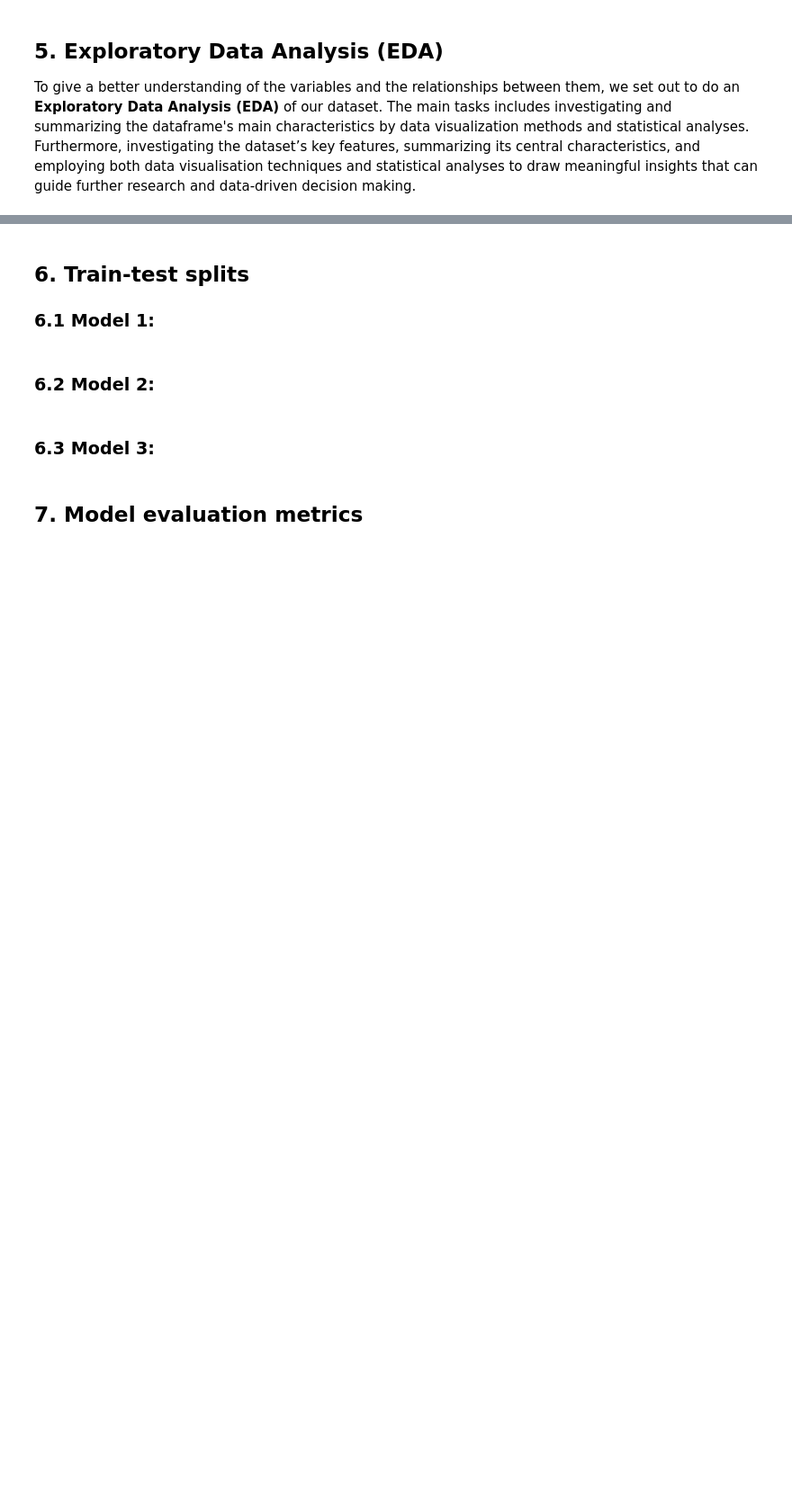
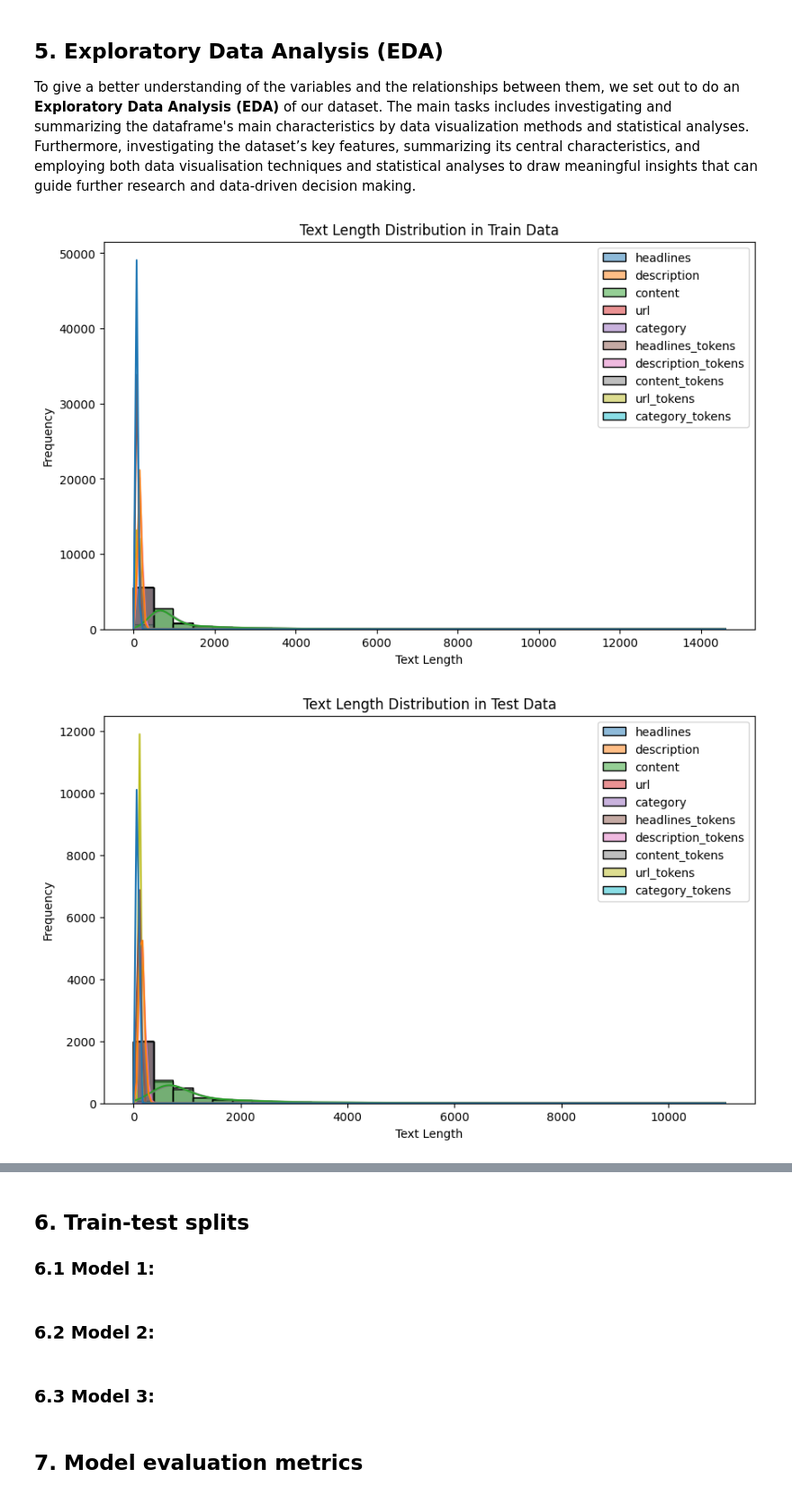
Before and after one commit to justin9503/2401FTDS_Classification_Project_Team_MM2, a Jupyter notebook: Prototype.ipynb, the cells around one changed output, grey strips where cells are left out. Shown at 90% size. Cells and saved outputs as stored; diff of their text form; code cells hidden in the pictures; blank space fills up the shorter version.

```diff
--- a/Prototype.ipynb
+++ b/Prototype.ipynb
@@ -62,7 +69,9 @@ warnings.filterwarnings('ignore')
 
 The data used for this project was located in the `co2_emissions_from_agri.csv` file. To better manipulate and analyse the `co2_emissions_from_agri.csv` file, it was loaded into a Pandas Data Frame using the Pandas function, `.read_csv()` and referred to as `df`. For demonstrating the column index in the dataframe , `index_col=False` was implemented.
 # %%
-df_test = pd.read_csv("test.csv", index_col=False)
-df_train = pd.read_csv("train.csv", index_col=False)
-df_test.head(2)
-df_train.head(2)
+# Load the data
+test_df = pd.read_csv("test.csv", index_col=False)
+train_df = pd.read_csv("train.csv", index_col=False)
+
+print(train_df.head())
+print(test_df.head())
@@ -83,3 +227,54 @@ df_copy.info()
 
 
 To give a better understanding of the variables and the relationships between them, we set out to do an **Exploratory Data Analysis (EDA)** of our dataset. The main tasks includes investigating and summarizing the dataframe's main characteristics by data visualization methods and statistical analyses. Furthermore, investigating the dataset’s key features, summarizing its central characteristics, and employing both data visualisation techniques and statistical analyses to draw meaningful insights that can guide further research and data-driven decision making.
+# %%
+# Visualize the distribution of text lengths in the dataset
+def plot_text_length_distribution(df, title):
+    text_lengths = df.apply(lambda row: row.astype(str).str.len(), axis=1)
+    plt.figure(figsize=(10, 6))
+    sns.histplot(text_lengths, bins=30, kde=True)
+    plt.title(title)
+    plt.xlabel('Text Length')
+    plt.ylabel('Frequency')
+    plt.show()
+
+plot_text_length_distribution(train_df, 'Text Length Distribution in Train Data')
+plot_text_length_distribution(test_df, 'Text Length Distribution in Test Data')
+
+# Word Cloud for each column
+def plot_word_cloud(df, title):
+    text = " ".join(review for review in df.astype(str).values.flatten())
+    wordcloud = WordCloud(width=800, height=400, background_color='white').generate(text)
+    plt.figure(figsize=(10, 6))
+    plt.imshow(wordcloud, interpolation='bilinear')
+    plt.axis('off')
+    plt.title(title)
+    plt.show()
+
+plot_word_cloud(train_df, 'Word Cloud for Train Data')
+plot_word_cloud(test_df, 'Word Cloud for Test Data')
+
+# Check for class imbalance if there is a target column
+if 'target' in train_df.columns:
+    plt.figure(figsize=(10, 6))
+    sns.countplot(data=train_df, x='target')
+    plt.title('Target Class Distribution in Train Data')
+    plt.show()
+
+# Distribution of top n-grams (optional, adjust as needed)
+from collections import Counter
+from nltk.util import ngrams
+import nltk
+
+def plot_top_ngrams(corpus, n=2, top_n=10):
+    n_grams = Counter(ngrams([token for doc in corpus for token in doc], n))
+    common_n_grams = n_grams.most_common(top_n)
+    n_grams_df = pd.DataFrame(common_n_grams, columns=['n-gram', 'frequency'])
+
+    plt.figure(figsize=(10, 6))
+    sns.barplot(x='frequency', y=n_grams_df['n-gram'].apply(lambda x: ' '.join(x)), data=n_grams_df)
+    plt.title(f'Top {top_n} {n}-grams')
+    plt.show()
+# %% [output]
+[figure, added]
+[figure, added]
```
Also changed, not shown: parts of 8 cells of this notebook.
